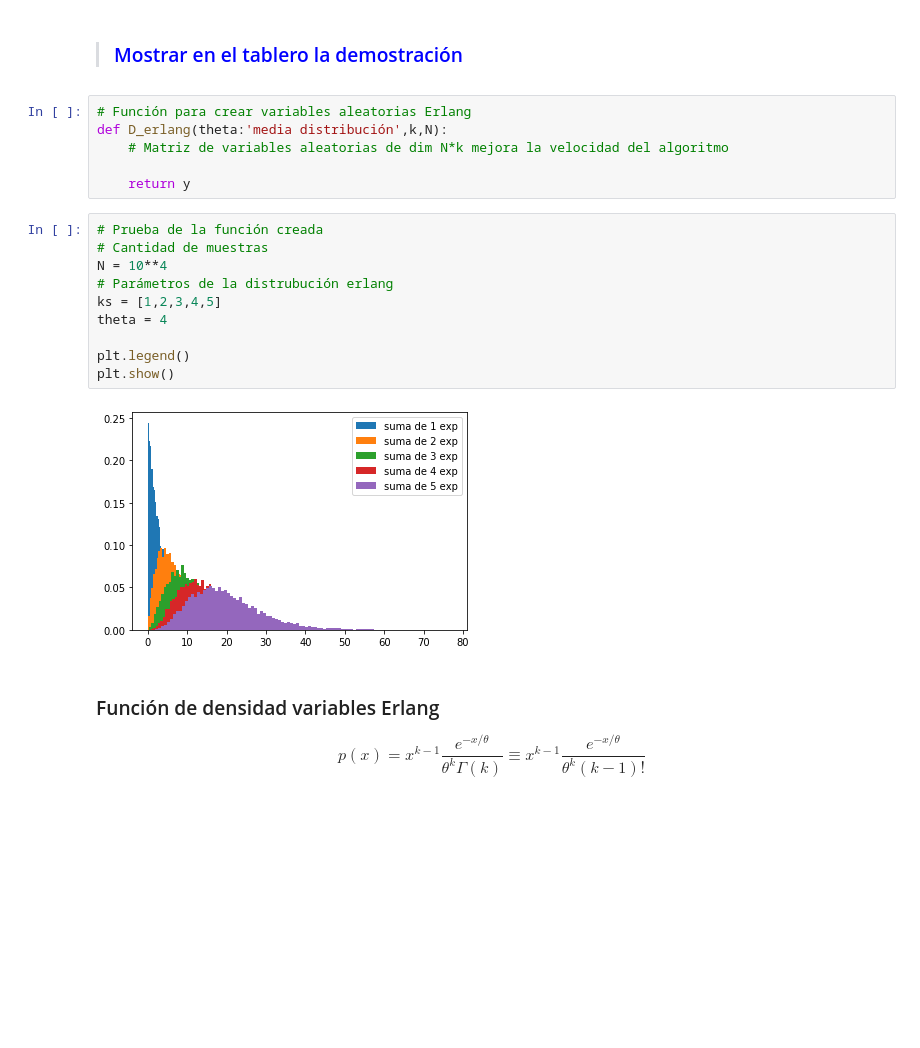
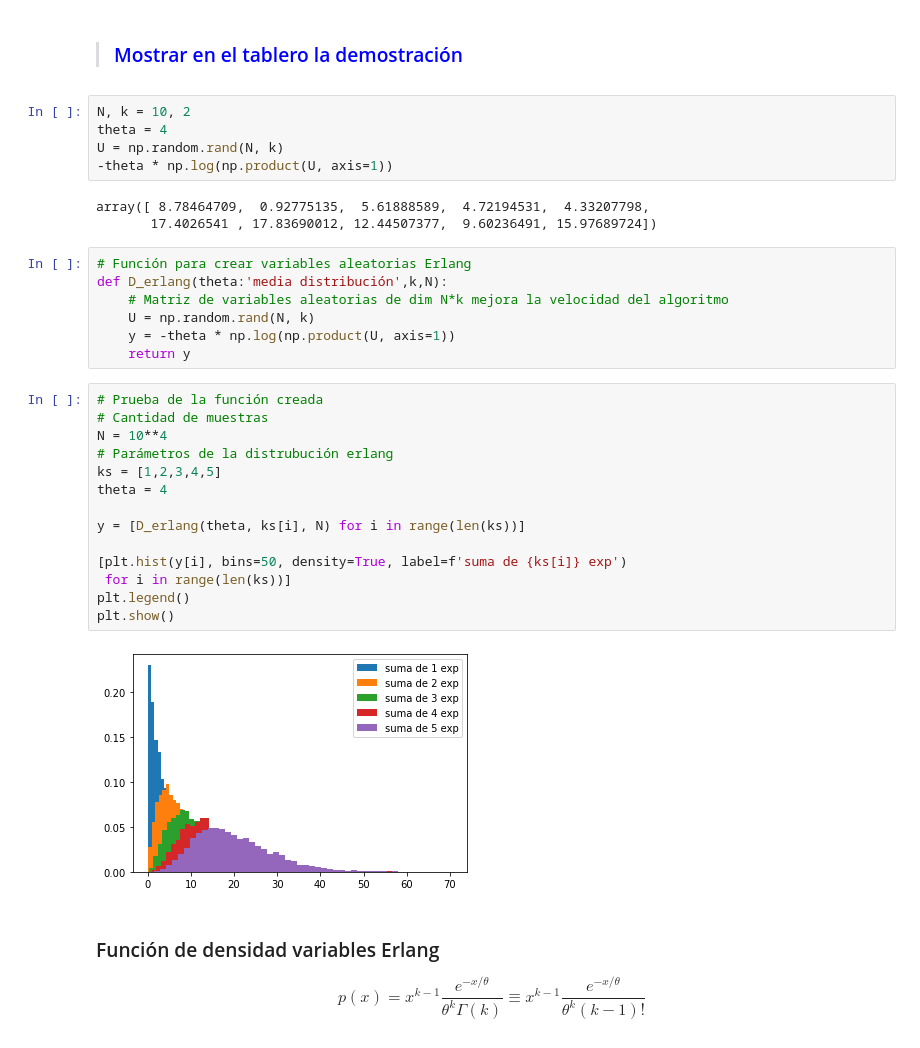
Before and after one commit to danielch4/SPF-2021-I, a Jupyter notebook: TEMA-2/Clase9_GenDistribucionProbabilidad.ipynb, the cells around one changed output. Cells and saved outputs as stored; diff of their text form; blank space fills up the shorter version.

```diff
--- a/TEMA-2/Clase9_GenDistribucionProbabilidad.ipynb
+++ b/TEMA-2/Clase9_GenDistribucionProbabilidad.ipynb
@@ -124,23 +124,36 @@ plt.show()
 # %% [markdown]
 >### <font color= blue> Mostrar en el tablero la demostración
+# %%
+N, k = 10, 2
+theta = 4
+U = np.random.rand(N, k)
+-theta * np.log(np.product(U, axis=1))
+# %% [output]
+array([ 8.78464709,  0.92775135,  5.61888589,  4.72194531,  4.33207798,
+       17.4026541 , 17.83690012, 12.44507377,  9.60236491, 15.97689724])
 # %%
 # Función para crear variables aleatorias Erlang
 def D_erlang(theta:'media distribución',k,N):
     # Matriz de variables aleatorias de dim N*k mejora la velocidad del algoritmo
-
+    U = np.random.rand(N, k)
+    y = -theta * np.log(np.product(U, axis=1))
     return y
 # %%
 # Prueba de la función creada
 # Cantidad de muestras
 N = 10**4
 # Parámetros de la distrubución erlang
 ks = [1,2,3,4,5]
 theta = 4
 
+y = [D_erlang(theta, ks[i], N) for i in range(len(ks))]
+
+[plt.hist(y[i], bins=50, density=True, label=f'suma de {ks[i]} exp')
+ for i in range(len(ks))]
 plt.legend()
 plt.show()
 # %% [output]
-[figure, old version]
+[figure, new version]
 # %% [markdown]
 ### Función de densidad variables Erlang
 
```
Also changed, not shown: parts of 10 cells of this notebook.
